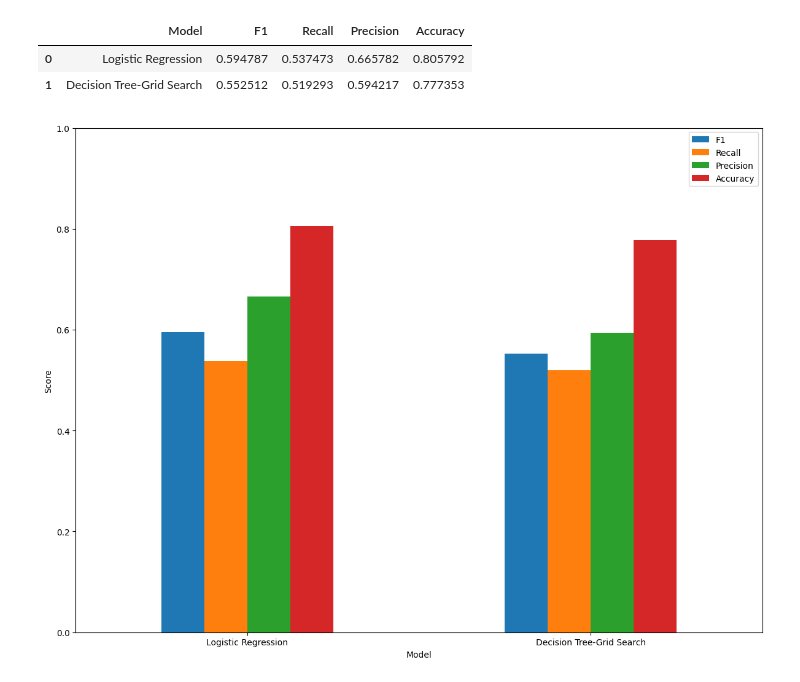
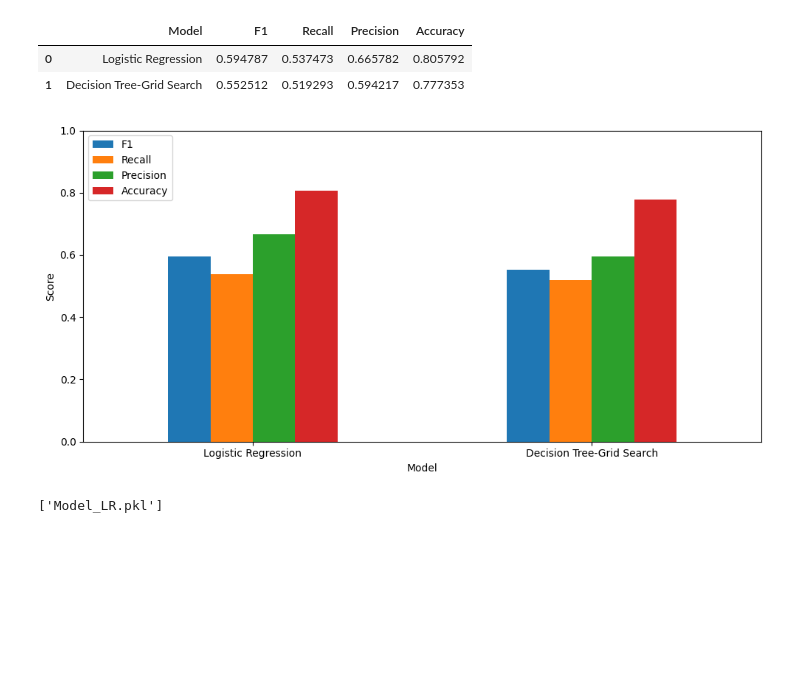
Before and after one commit to hamnaawaseem/Customer-Churn-Prediction, a Jupyter notebook: churn_notebook.ipynb, the cells around one changed output. Drawn from its saved outputs; the diff is of its cells as text; code cells hidden in the pictures; blank space fills up the shorter version.

Commit message:
Save trained logistic regression model, generate processed and prediction output CSVs

```diff
--- a/churn_notebook.ipynb
+++ b/churn_notebook.ipynb
@@ -297,12 +298,17 @@ final_eval
 # %%
 # Comparing both Models (logistic regression & decision tree) - PART 1
 # Visualization
 metrics_plot = final_eval.set_index('Model')
-metrics_plot.plot(kind='bar', figsize=(12, 9))
+metrics_plot.plot(kind='bar', figsize=(10, 5))
 plt.ylabel('Score')
 plt.ylim(0, 1)
 plt.xticks(rotation=0)
 plt.tight_layout()
 plt.show()
 # %% [output]
-[figure, old version]
+[figure, new version]
+# %%
+# saving the logistic regression model
+joblib.dump(LR_model, 'Model_LR.pkl')
+# %% [output]
+['Model_LR.pkl']
```
Also changed, not shown: parts of 3 cells of this notebook.
